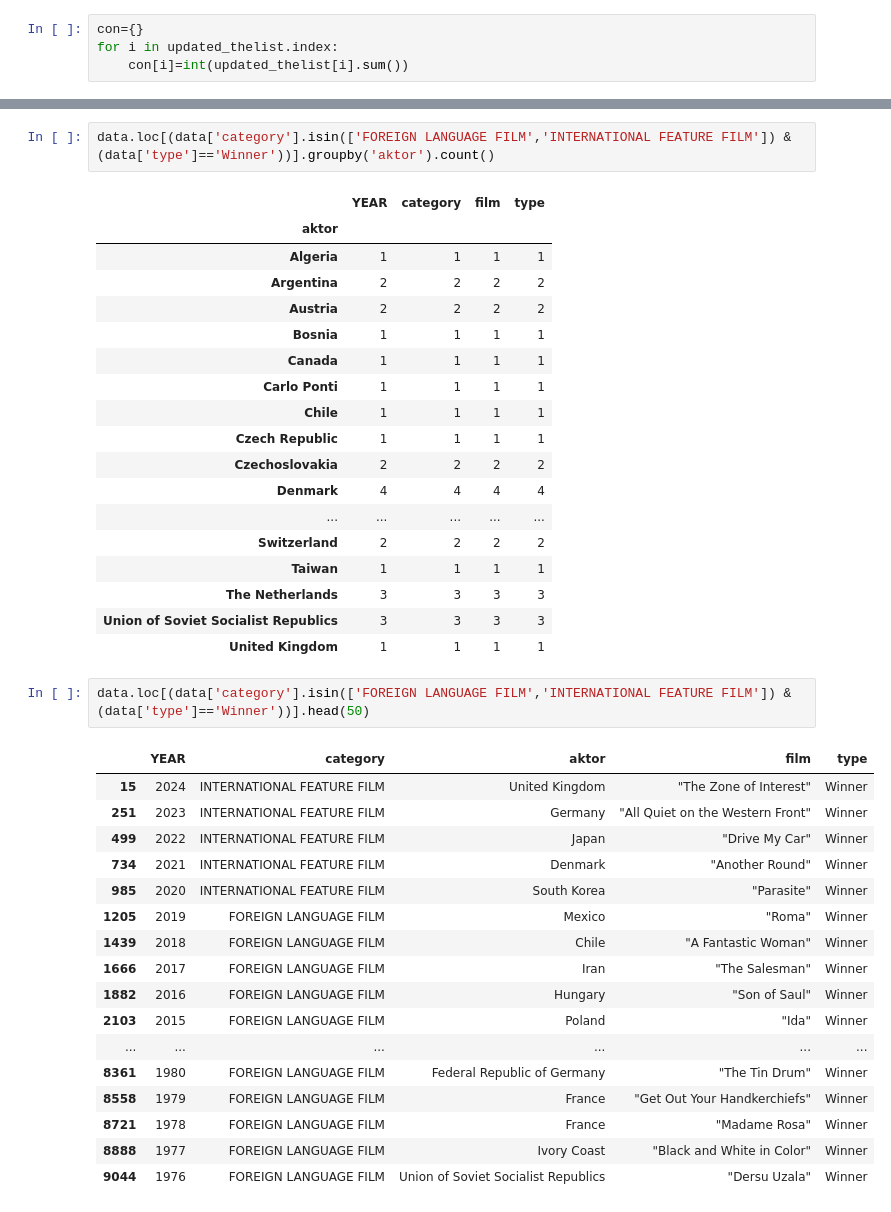
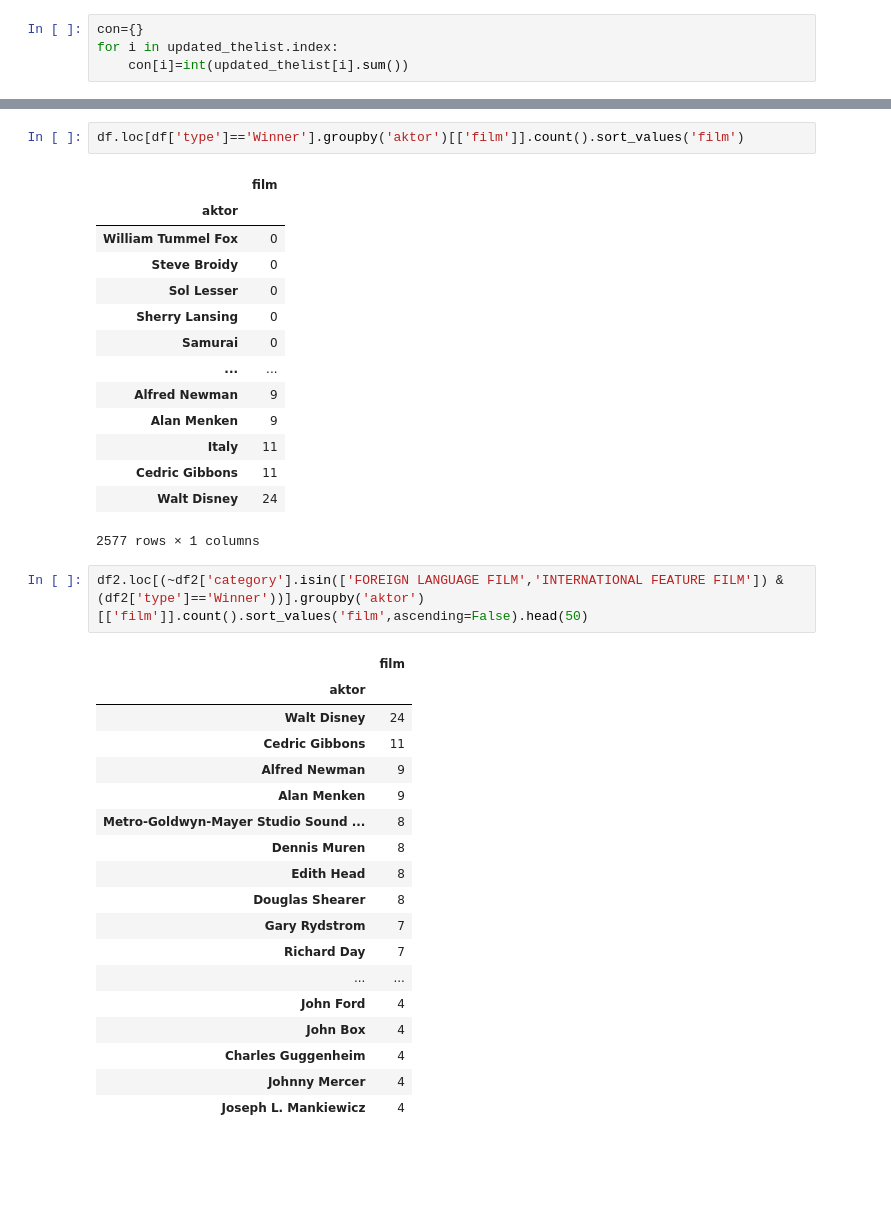
Before and after one commit to KawiorPL/FlaskApp, a Jupyter notebook: Untitled.ipynb, the cells around one changed output, grey strips where cells are left out. Drawn from its saved outputs; the diff is of its cells as text; blank space fills up the shorter version.

```diff
--- a/Untitled.ipynb
+++ b/Untitled.ipynb
@@ -2699,41 +2696,38 @@ list(con.keys())
 # %%
-data.loc[(data['category'].isin(['FOREIGN LANGUAGE FILM','INTERNATIONAL FEATURE FILM']) & (data['type']=='Winner'))].groupby('aktor').count()
+df.loc[df['type']=='Winner'].groupby('aktor')[['film']].count().sort_values('film')
 # %% [output]
-|  | YEAR | category | film | type |
-| aktor |  |  |  |  |
-| Algeria | 1 | 1 | 1 | 1 |
-| Argentina | 2 | 2 | 2 | 2 |
-| Austria | 2 | 2 | 2 | 2 |
-| Bosnia | 1 | 1 | 1 | 1 |
-| Canada | 1 | 1 | 1 | 1 |
-| Carlo Ponti | 1 | 1 | 1 | 1 |
-| Chile | 1 | 1 | 1 | 1 |
-| Czech Republic | 1 | 1 | 1 | 1 |
-| Czechoslovakia | 2 | 2 | 2 | 2 |
-| Denmark | 4 | 4 | 4 | 4 |
-| ... | ... | ... | ... | ... |
-| Switzerland | 2 | 2 | 2 | 2 |
-| Taiwan | 1 | 1 | 1 | 1 |
-| The Netherlands | 3 | 3 | 3 | 3 |
-| Union of Soviet Socialist Republics | 3 | 3 | 3 | 3 |
-| United Kingdom | 1 | 1 | 1 | 1 |
+|  | film |
+| aktor |  |
+| William Tummel Fox | 0 |
+| Steve Broidy | 0 |
+| Sol Lesser | 0 |
+| Sherry Lansing | 0 |
+| Samurai | 0 |
+| ... | ... |
+| Alfred Newman | 9 |
+| Alan Menken | 9 |
+| Italy | 11 |
+| Cedric Gibbons | 11 |
+| Walt Disney | 24 |
+2577 rows × 1 columns
 # %%
-data.loc[(data['category'].isin(['FOREIGN LANGUAGE FILM','INTERNATIONAL FEATURE FILM']) & (data['type']=='Winner'))].head(50)
+df2.loc[(~df2['category'].isin(['FOREIGN LANGUAGE FILM','INTERNATIONAL FEATURE FILM']) & (df2['type']=='Winner'))].groupby('aktor')[['film']].count().sort_values('film',ascending=False).head(50)
 # %% [output]
-|  | YEAR | category | aktor | film | type |
-| 15 | 2024 | INTERNATIONAL FEATURE FILM | United Kingdom | "The Zone of Interest" | Winner |
-| 251 | 2023 | INTERNATIONAL FEATURE FILM | Germany | "All Quiet on the Western Front" | Winner |
-| 499 | 2022 | INTERNATIONAL FEATURE FILM | Japan | "Drive My Car" | Winner |
-| 734 | 2021 | INTERNATIONAL FEATURE FILM | Denmark | "Another Round" | Winner |
-| 985 | 2020 | INTERNATIONAL FEATURE FILM | South Korea | "Parasite" | Winner |
-| 1205 | 2019 | FOREIGN LANGUAGE FILM | Mexico | "Roma" | Winner |
-| 1439 | 2018 | FOREIGN LANGUAGE FILM | Chile | "A Fantastic Woman" | Winner |
-| 1666 | 2017 | FOREIGN LANGUAGE FILM | Iran | "The Salesman" | Winner |
-| 1882 | 2016 | FOREIGN LANGUAGE FILM | Hungary | "Son of Saul" | Winner |
-| 2103 | 2015 | FOREIGN LANGUAGE FILM | Poland | "Ida" | Winner |
-| ... | ... | ... | ... | ... | ... |
-| 8361 | 1980 | FOREIGN LANGUAGE FILM | Federal Republic of Germany | "The Tin Drum" | Winner |
-| 8558 | 1979 | FOREIGN LANGUAGE FILM | France | "Get Out Your Handkerchiefs" | Winner |
-| 8721 | 1978 | FOREIGN LANGUAGE FILM | France | "Madame Rosa" | Winner |
-| 8888 | 1977 | FOREIGN LANGUAGE FILM | Ivory Coast | "Black and White in Color" | Winner |
-| 9044 | 1976 | FOREIGN LANGUAGE FILM | Union of Soviet Socialist Republics | "Dersu Uzala" | Winner |
+|  | film |
+| aktor |  |
+| Walt Disney | 24 |
+| Cedric Gibbons | 11 |
+| Alfred Newman | 9 |
+| Alan Menken | 9 |
+| Metro-Goldwyn-Mayer Studio Sound ... | 8 |
+| Dennis Muren | 8 |
+| Edith Head | 8 |
+| Douglas Shearer | 8 |
+| Gary Rydstrom | 7 |
+| Richard Day | 7 |
+| ... | ... |
+| John Ford | 4 |
+| John Box | 4 |
+| Charles Guggenheim | 4 |
+| Johnny Mercer | 4 |
+| Joseph L. Mankiewicz | 4 |
```
Also changed, not shown: parts of 13 cells of this notebook, 4 other files.
